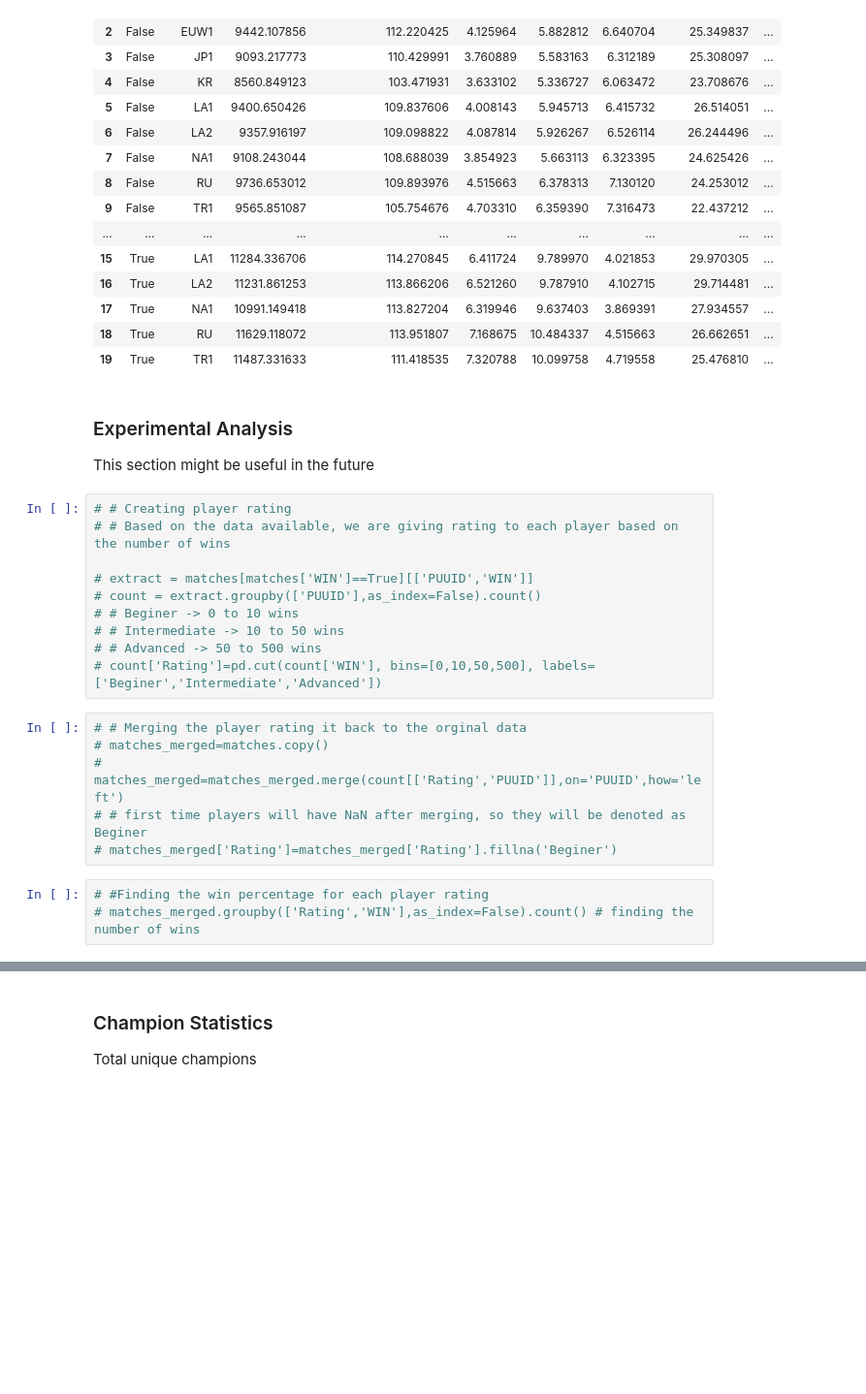
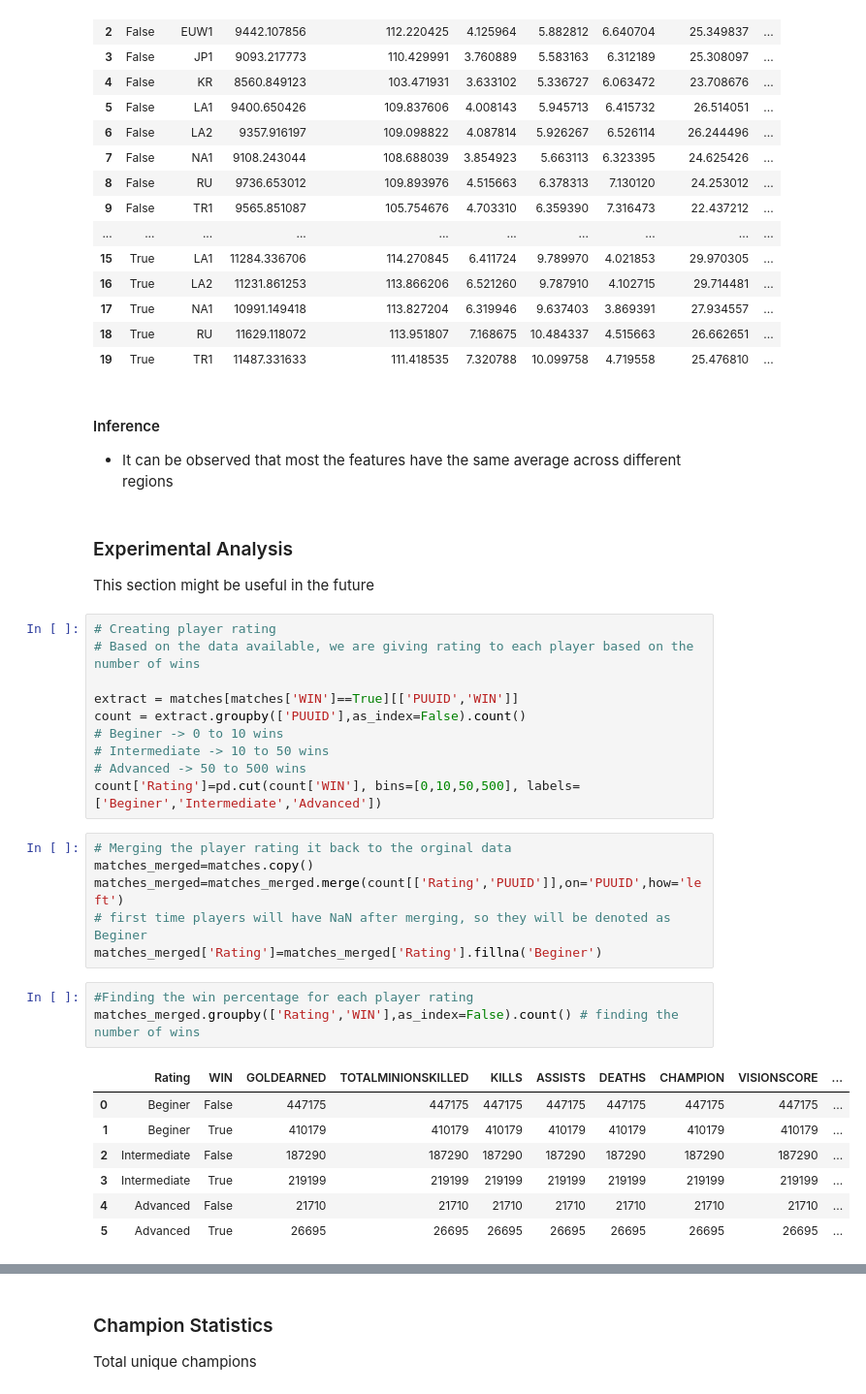
Before and after one commit to snatakal/KDD-project---Group-1, a Jupyter notebook: EDA.ipynb, the cells around one changed output, grey strips where cells are left out. Shown at 97% size. Drawn from its saved outputs; the diff is of its cells as text; blank space fills up the shorter version.

```diff
--- a/EDA.ipynb
+++ b/EDA.ipynb
@@ -247,26 +255,37 @@ df_avg_region
 | 17 | True | NA1 | 10991.149418 | 113.827204 | 6.319946 | 9.637403 | 3.869391 | 27.934557 | ... |
 | 18 | True | RU | 11629.118072 | 113.951807 | 7.168675 | 10.484337 | 4.515663 | 26.662651 | ... |
 | 19 | True | TR1 | 11487.331633 | 111.418535 | 7.320788 | 10.099758 | 4.719558 | 25.476810 | ... |
+# %% [markdown]
+#### Inference
+- It can be observed that most the features have the same average across different regions
 # %% [markdown]
 ### Experimental Analysis
 This section might be useful in the future
 # %%
-# # Creating player rating
-# # Based on the data available, we are giving rating to each player based on the number of wins
+# Creating player rating
+# Based on the data available, we are giving rating to each player based on the number of wins
 
-# extract = matches[matches['WIN']==True][['PUUID','WIN']]
-# count = extract.groupby(['PUUID'],as_index=False).count()
-# # Beginer -> 0 to 10 wins
-# # Intermediate -> 10 to 50 wins
-# # Advanced -> 50 to 500 wins
-# count['Rating']=pd.cut(count['WIN'], bins=[0,10,50,500], labels=['Beginer','Intermediate','Advanced'])
+extract = matches[matches['WIN']==True][['PUUID','WIN']]
+count = extract.groupby(['PUUID'],as_index=False).count()
+# Beginer -> 0 to 10 wins
+# Intermediate -> 10 to 50 wins
+# Advanced -> 50 to 500 wins
+count['Rating']=pd.cut(count['WIN'], bins=[0,10,50,500], labels=['Beginer','Intermediate','Advanced'])
 # %%
-# # Merging the player rating it back to the orginal data
-# matches_merged=matches.copy()
-# matches_merged=matches_merged.merge(count[['Rating','PUUID']],on='PUUID',how='left')
-# # first time players will have NaN after merging, so they will be denoted as Beginer
-# matches_merged['Rating']=matches_merged['Rating'].fillna('Beginer')
+# Merging the player rating it back to the orginal data
+matches_merged=matches.copy()
+matches_merged=matches_merged.merge(count[['Rating','PUUID']],on='PUUID',how='left')
+# first time players will have NaN after merging, so they will be denoted as Beginer
+matches_merged['Rating']=matches_merged['Rating'].fillna('Beginer')
 # %%
-# #Finding the win percentage for each player rating
-# matches_merged.groupby(['Rating','WIN'],as_index=False).count() # finding the number of wins
+#Finding the win percentage for each player rating
+matches_merged.groupby(['Rating','WIN'],as_index=False).count() # finding the number of wins
+# %% [output]
+|  | Rating | WIN | GOLDEARNED | TOTALMINIONSKILLED | KILLS | ASSISTS | DEATHS | CHAMPION | VISIONSCORE | ... |
+| 0 | Beginer | False | 447175 | 447175 | 447175 | 447175 | 447175 | 447175 | 447175 | ... |
+| 1 | Beginer | True | 410179 | 410179 | 410179 | 410179 | 410179 | 410179 | 410179 | ... |
+| 2 | Intermediate | False | 187290 | 187290 | 187290 | 187290 | 187290 | 187290 | 187290 | ... |
+| 3 | Intermediate | True | 219199 | 219199 | 219199 | 219199 | 219199 | 219199 | 219199 | ... |
+| 4 | Advanced | False | 21710 | 21710 | 21710 | 21710 | 21710 | 21710 | 21710 | ... |
+| 5 | Advanced | True | 26695 | 26695 | 26695 | 26695 | 26695 | 26695 | 26695 | ... |
 # %%
```
Also changed, not shown: parts of 18 cells of this notebook.
